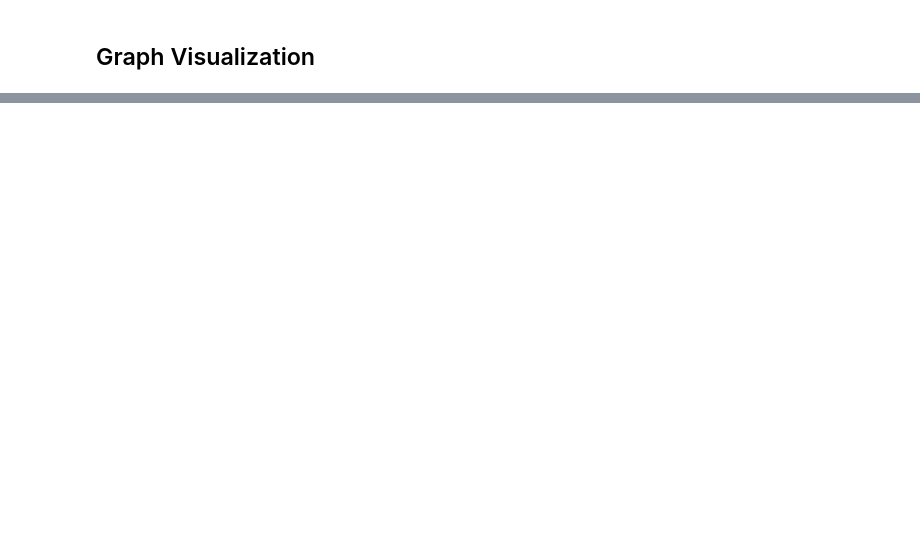
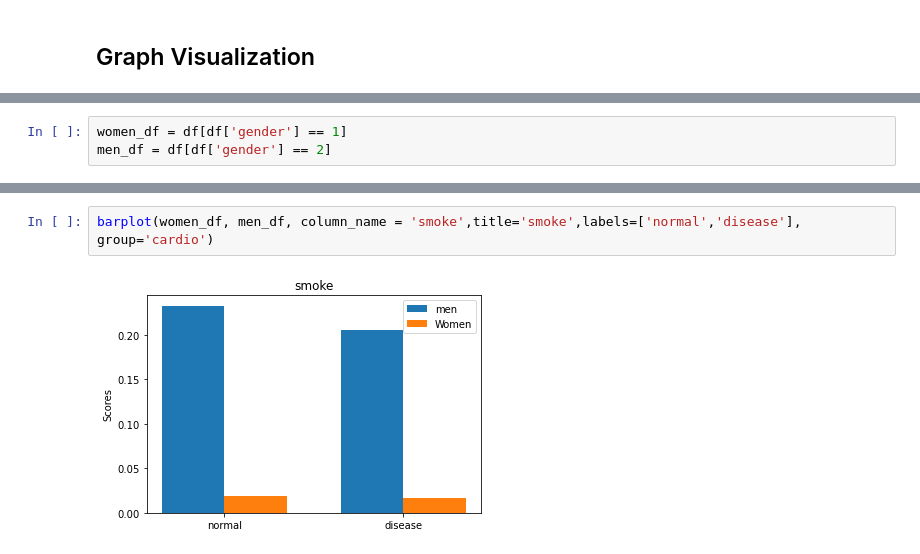
Before and after one commit to victor-hro/cardiovascular_disease, a Jupyter notebook: main.ipynb, the cells around one changed output, grey strips where cells are left out. Cells and saved outputs as stored; diff of their text form; blank space fills up the shorter version.

```diff
--- a/main.ipynb
+++ b/main.ipynb
@@ -123,0 +158,3 @@ plt.hist(smokers_age);
+# %%
+women_df = df[df['gender'] == 1]
+men_df = df[df['gender'] == 2]
@@ -123,0 +205,4 @@ plt.hist(smokers_age);
+# %%
+barplot(women_df, men_df, column_name = 'smoke',title='smoke',labels=['normal','disease'], group='cardio')
+# %% [output]
+[figure, added]
```
Also changed, not shown: parts of 16 cells of this notebook.
